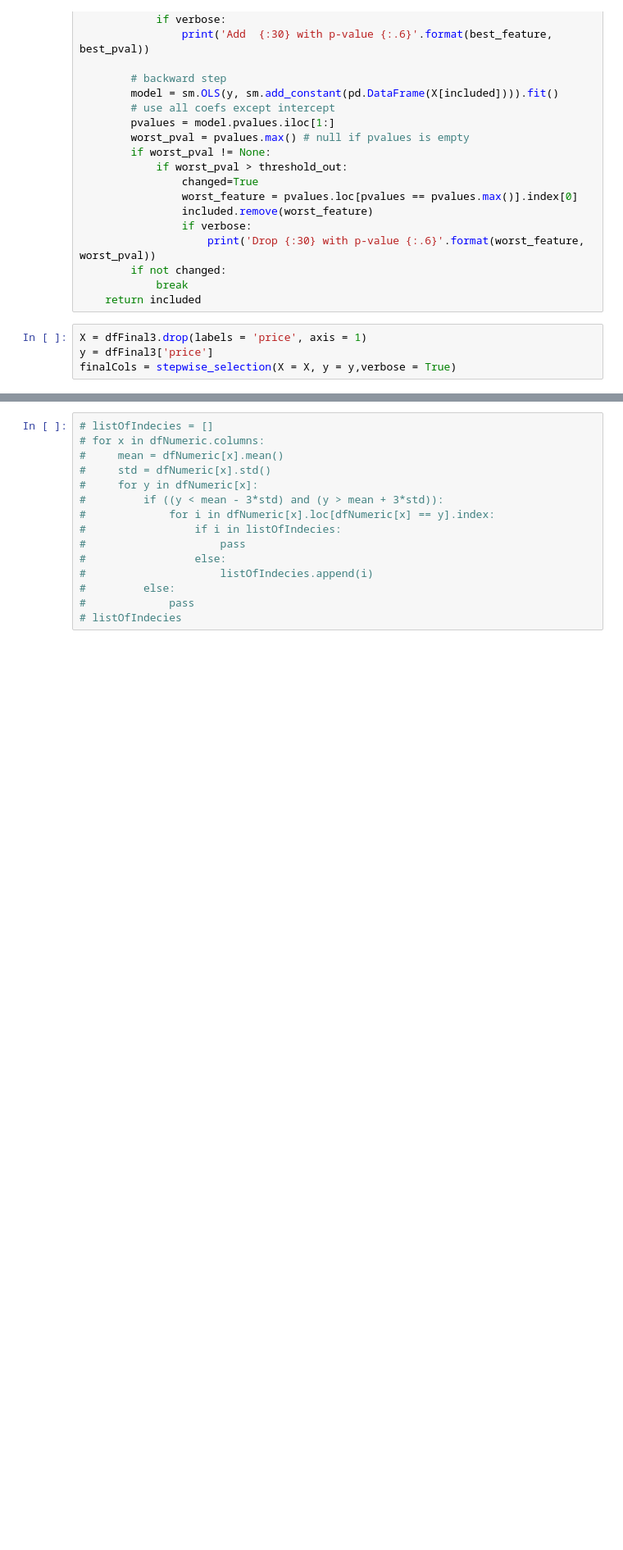
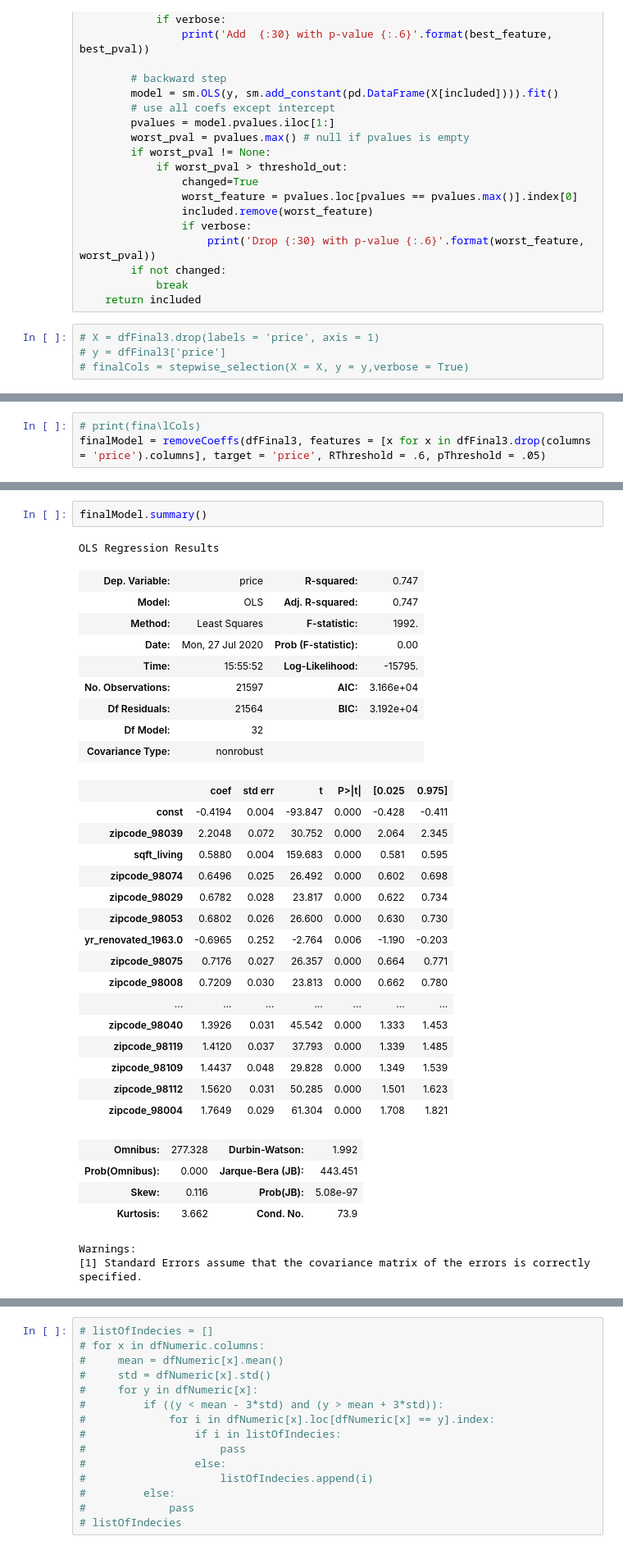
Before and after one commit to minthammock/dsc-mod-2-project-v2-1-onl01-dtsc-pt-041320, a Jupyter notebook: student.ipynb, the cells around one changed output, grey strips where cells are left out. Shown at 82% size. Cells and saved outputs as stored; diff of their text form; blank space fills up the shorter version.

```diff
--- a/student.ipynb
+++ b/student.ipynb
@@ -966,6 +966,6 @@ def stepwise_selection(X, y,
             break
     return included
 # %%
-X = dfFinal3.drop(labels = 'price', axis = 1)
-y = dfFinal3['price']
-finalCols = stepwise_selection(X = X, y = y,verbose = True)
+# X = dfFinal3.drop(labels = 'price', axis = 1)
+# y = dfFinal3['price']
+# finalCols = stepwise_selection(X = X, y = y,verbose = True)
@@ -993,0 +1068,3 @@ len(finalCols)
+# %%
+# print(fina\lCols)
+finalModel = removeCoeffs(dfFinal3, features = [x for x in dfFinal3.drop(columns = 'price').columns], target = 'price', RThreshold = .6, pThreshold = .05)
@@ -994 +1089,36 @@ len(finalCols)
+# %%
+finalModel.summary()
+# %% [output]
+OLS Regression Results
+| Dep. Variable: | price | R-squared: | 0.747 |
+| Model: | OLS | Adj. R-squared: | 0.747 |
+| Method: | Least Squares | F-statistic: | 1992. |
+| Date: | Mon, 27 Jul 2020 | Prob (F-statistic): | 0.00 |
+| Time: | 15:55:52 | Log-Likelihood: | -15795. |
+| No. Observations: | 21597 | AIC: | 3.166e+04 |
+| Df Residuals: | 21564 | BIC: | 3.192e+04 |
+| Df Model: | 32 |  |  |
+| Covariance Type: | nonrobust |  |  |
+|  | coef | std err | t | P>|t| | [0.025 | 0.975] |
+| const | -0.4194 | 0.004 | -93.847 | 0.000 | -0.428 | -0.411 |
+| zipcode_98039 | 2.2048 | 0.072 | 30.752 | 0.000 | 2.064 | 2.345 |
+| sqft_living | 0.5880 | 0.004 | 159.683 | 0.000 | 0.581 | 0.595 |
+| zipcode_98074 | 0.6496 | 0.025 | 26.492 | 0.000 | 0.602 | 0.698 |
+| zipcode_98029 | 0.6782 | 0.028 | 23.817 | 0.000 | 0.622 | 0.734 |
+| zipcode_98053 | 0.6802 | 0.026 | 26.600 | 0.000 | 0.630 | 0.730 |
+| yr_renovated_1963.0 | -0.6965 | 0.252 | -2.764 | 0.006 | -1.190 | -0.203 |
+| zipcode_98075 | 0.7176 | 0.027 | 26.357 | 0.000 | 0.664 | 0.771 |
+| zipcode_98008 | 0.7209 | 0.030 | 23.813 | 0.000 | 0.662 | 0.780 |
+| ... | ... | ... | ... | ... | ... | ... |
+| zipcode_98040 | 1.3926 | 0.031 | 45.542 | 0.000 | 1.333 | 1.453 |
+| zipcode_98119 | 1.4120 | 0.037 | 37.793 | 0.000 | 1.339 | 1.485 |
+| zipcode_98109 | 1.4437 | 0.048 | 29.828 | 0.000 | 1.349 | 1.539 |
+| zipcode_98112 | 1.5620 | 0.031 | 50.285 | 0.000 | 1.501 | 1.623 |
+| zipcode_98004 | 1.7649 | 0.029 | 61.304 | 0.000 | 1.708 | 1.821 |
+| Omnibus: | 277.328 | Durbin-Watson: | 1.992 |
+| Prob(Omnibus): | 0.000 | Jarque-Bera (JB): | 443.451 |
+| Skew: | 0.116 | Prob(JB): | 5.08e-97 |
+| Kurtosis: | 3.662 | Cond. No. | 73.9 |
+Warnings:
+[1] Standard Errors assume that the covariance matrix of the errors is correctly specified.
 # %%
```
Also changed, not shown: parts of 18 cells of this notebook, 1 other file.
